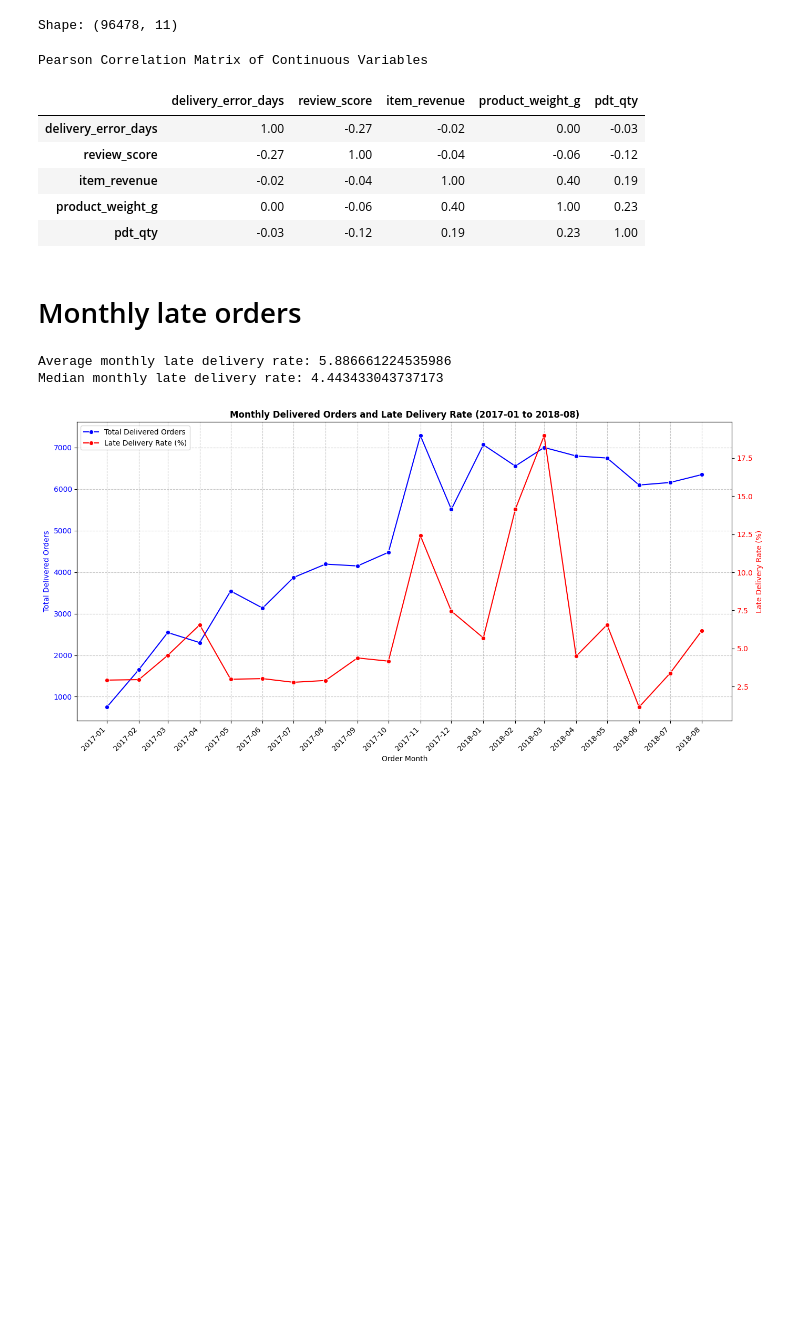
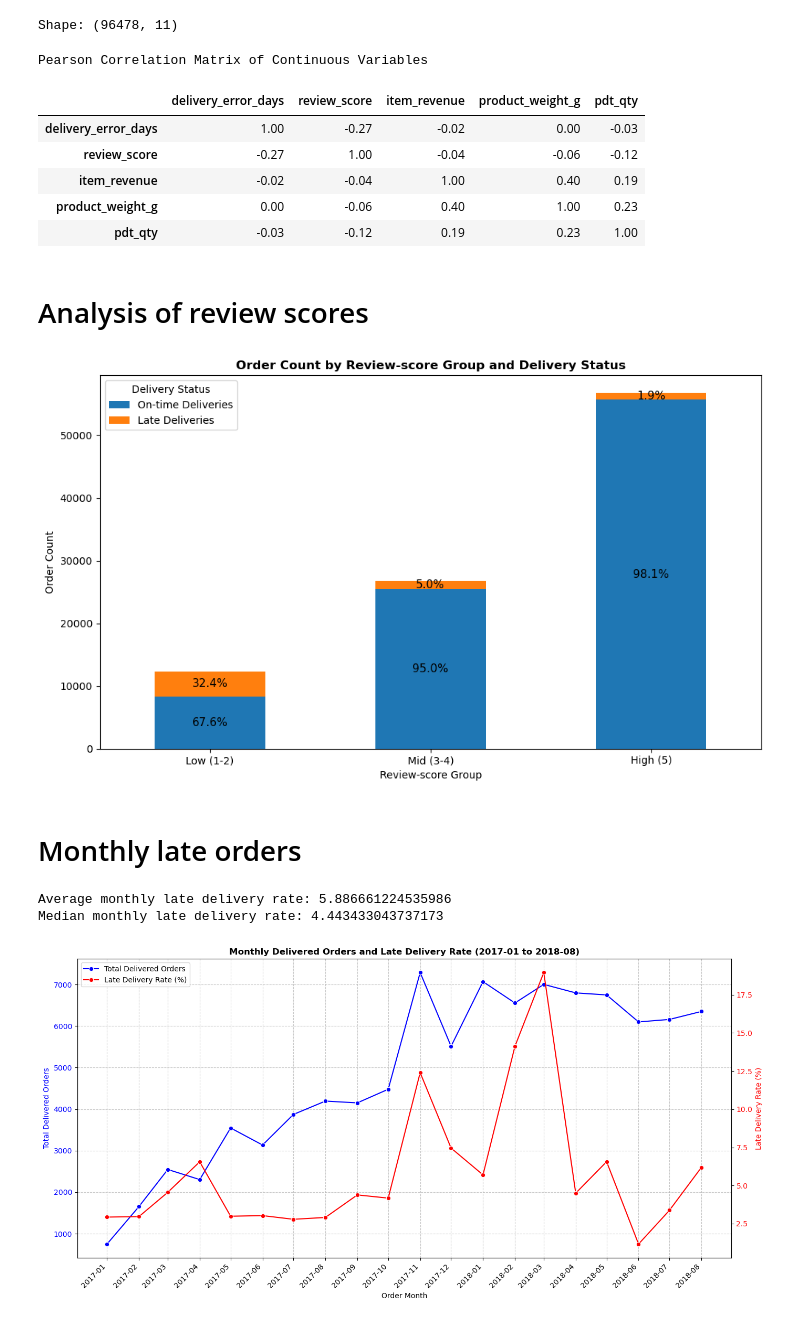
Before and after one commit to mushroomyyy/Team8_IT5006_Ecommerce_Analytics_AY2627Sem1, a Jupyter notebook: IT5006_Group_Project_EDA_v2_(Group_8).ipynb, the cells around one changed output. Cells and saved outputs as stored; diff of their text form; code cells hidden in the pictures; blank space fills up the shorter version.

Commit message:
Included review scores analysis into EDA

```diff
--- a/IT5006_Group_Project_EDA_v2_(Group_8).ipynb
+++ b/IT5006_Group_Project_EDA_v2_(Group_8).ipynb
@@ -1898,6 +1897,80 @@ Pearson Correlation Matrix of Continuous Variables
 | item_revenue | -0.02 | -0.04 | 1.00 | 0.40 | 0.19 |
 | product_weight_g | 0.00 | -0.06 | 0.40 | 1.00 | 0.23 |
 | pdt_qty | -0.03 | -0.12 | 0.19 | 0.23 | 1.00 |
+# %% [markdown]
+# Analysis of review scores
+# %%
+review_delivery = delivered_orders.dropna(subset=['review_score']).copy()
+review_delivery['review_score_group'] = pd.cut(
+    review_delivery['review_score'],
+    bins=[0, 2, 4, 5],
+    labels=['Low (1-2)', 'Mid (3-4)', 'High (5)'],
+    include_lowest=True
+)
+review_delivery['delivery_status'] = review_delivery['ind_late_delivery'].map({
+    0: 'On-time Deliveries',
+    1: 'Late Deliveries'
+})
+
+review_delivery_counts = (
+    review_delivery.groupby(
+        ['review_score_group', 'delivery_status'],
+        observed=True
+    )
+    .agg(order_count=('order_id', 'nunique'))
+    .reset_index()
+)
+
+review_delivery_counts['percentage'] = (
+    review_delivery_counts['order_count']
+    / review_delivery_counts.groupby('review_score_group', observed=True)['order_count'].transform('sum')
+    * 100
+)
+
+review_order = ['Low (1-2)', 'Mid (3-4)', 'High (5)']
+hue_order = ['On-time Deliveries', 'Late Deliveries']
+
+count_pivot = (
+    review_delivery_counts.pivot(
+        index='review_score_group',
+        columns='delivery_status',
+        values='order_count'
+    )
+    .reindex(index=review_order, columns=hue_order)
+    .fillna(0)
+)
+percentage_pivot = (
+    review_delivery_counts.pivot(
+        index='review_score_group',
+        columns='delivery_status',
+        values='percentage'
+    )
+    .reindex(index=review_order, columns=hue_order)
+    .fillna(0)
+)
+
+fig, ax = plt.subplots(figsize=(10, 6))
+count_pivot.plot(
+    kind='bar',
+    stacked=True,
+    ax=ax
+)
+
+for container, delivery_status in zip(ax.containers, hue_order):
+    labels = percentage_pivot[delivery_status].map(
+        lambda value: f'{value:.1f}%' if value > 0 else ''
+    )
+    ax.bar_label(container, labels=labels, label_type='center', fontsize=11)
+
+ax.set_title('Order Count by Review-score Group and Delivery Status', fontweight='bold')
+ax.set_xlabel('Review-score Group')
+ax.set_ylabel('Order Count')
+ax.tick_params(axis='x', rotation=0)
+ax.legend(title='Delivery Status')
+plt.tight_layout()
+plt.show()
+# %% [output]
+[figure, added]
 # %% [markdown]
 # Monthly late orders
 # %%
```
Also changed, not shown: parts of 10 cells of this notebook.
